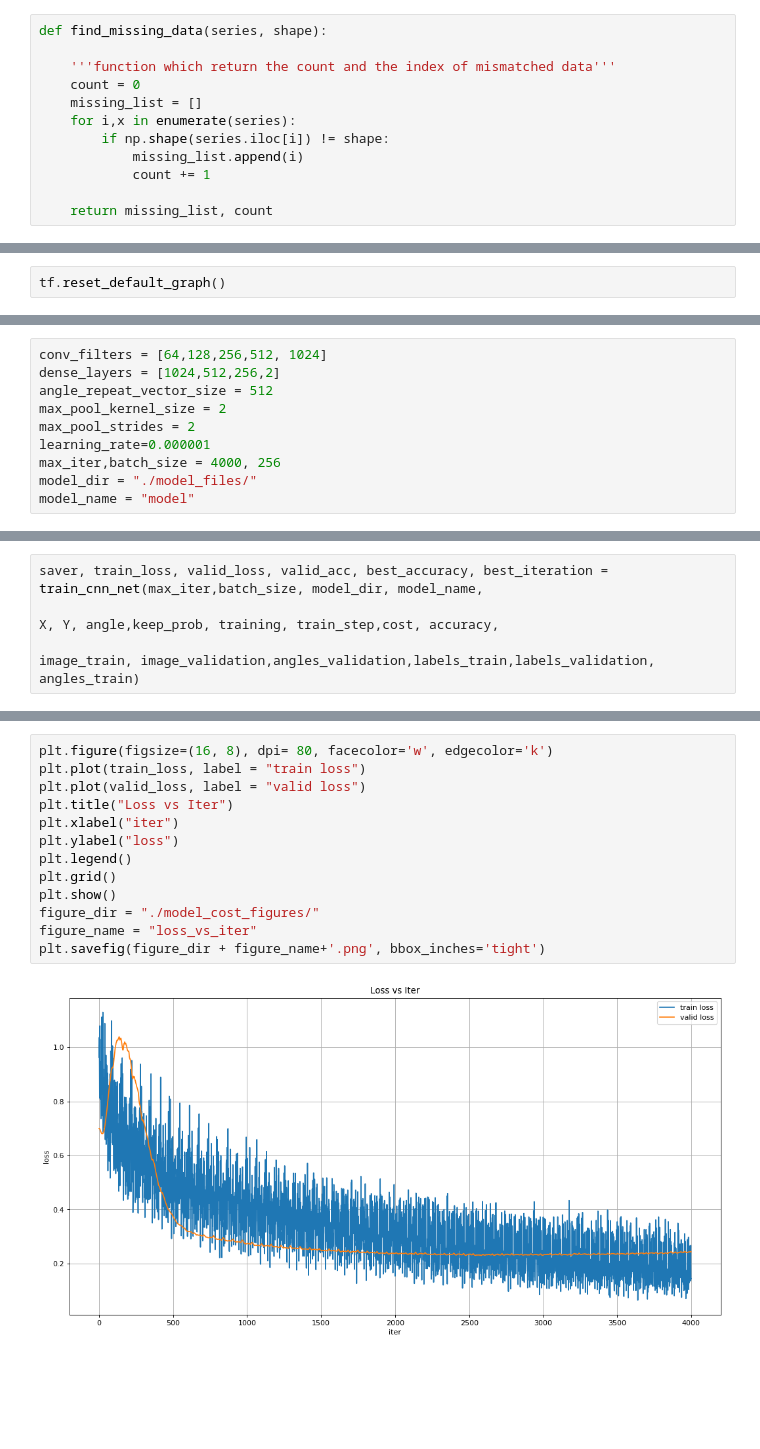
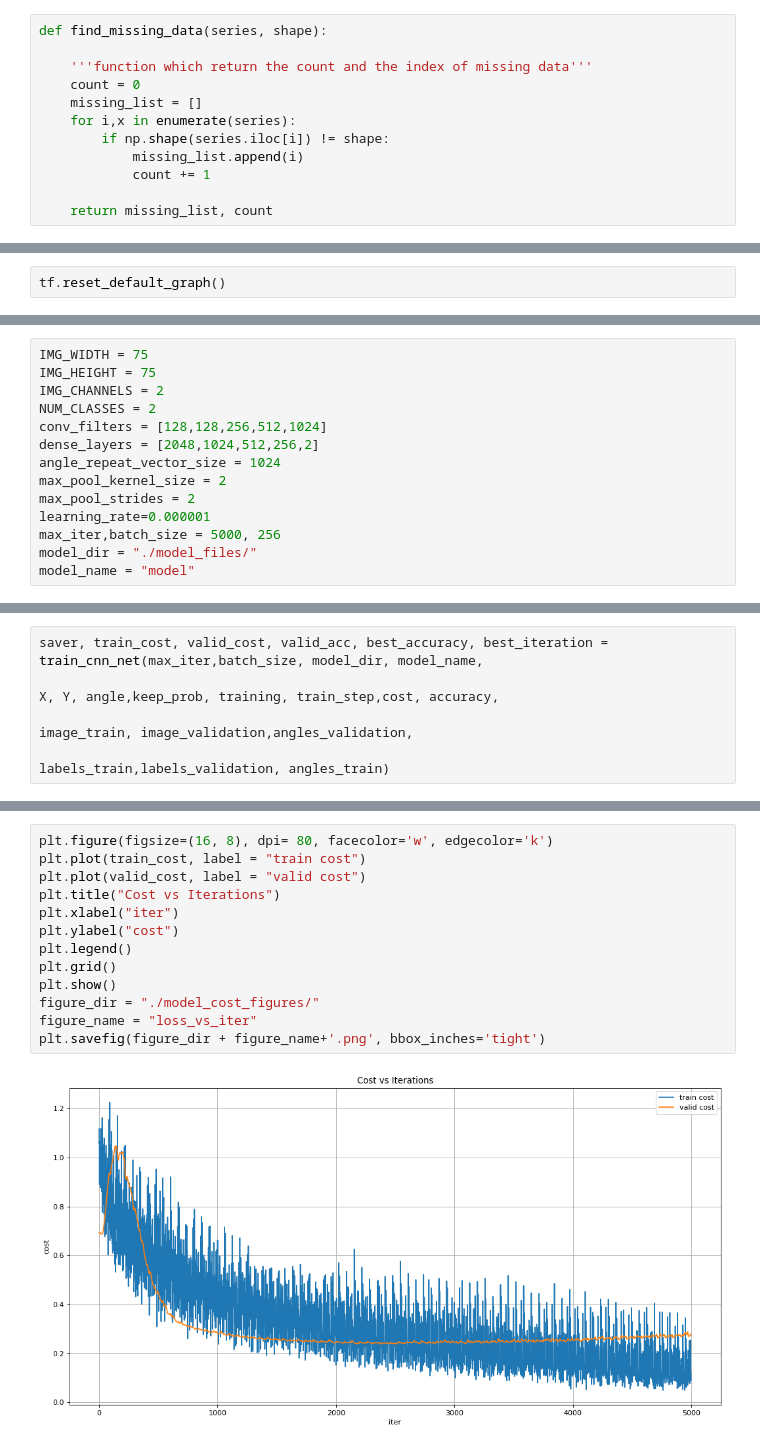
Before and after one commit to itratrahman/machine_learning_projects, a Jupyter notebook: icebergclassifierchallenge/models/inception_with_batch_normalization.ipynb, the cells around one changed output, grey strips where cells are left out. Drawn from its saved outputs; the diff is of its cells as text; blank space fills up the shorter version.

```diff
--- a/icebergclassifierchallenge/models/inception_with_batch_normalization.ipynb
+++ b/icebergclassifierchallenge/models/inception_with_batch_normalization.ipynb
@@ -92,7 +104,7 @@ Name: inc_angle, dtype: float64
 # %%
 def find_missing_data(series, shape):
 
-    '''function which return the count and the index of mismatched data'''
+    '''function which return the count and the index of missing data'''
     count = 0
     missing_list = []
     for i,x in enumerate(series):
@@ -1090,10 +1135,14 @@ tf.reset_default_graph()
 # %%
-conv_filters = [64,128,256,512, 1024]
-dense_layers = [1024,512,256,2]
-angle_repeat_vector_size = 512
+IMG_WIDTH = 75
+IMG_HEIGHT = 75
+IMG_CHANNELS = 2
+NUM_CLASSES = 2
+conv_filters = [128,128,256,512,1024]
+dense_layers = [2048,1024,512,256,2]
+angle_repeat_vector_size = 1024
 max_pool_kernel_size = 2
 max_pool_strides = 2
 learning_rate=0.000001
-max_iter,batch_size = 4000, 256
+max_iter,batch_size = 5000, 256
 model_dir = "./model_files/"
 model_name = "model"
@@ -1122,5 +1175,6 @@ Tensor("dense_3/BiasAdd:0", shape=(?, 2), dtype=float32, device=/device:GPU:0)
 # %%
-saver, train_loss, valid_loss, valid_acc, best_accuracy, best_iteration = train_cnn_net(max_iter,batch_size, model_dir, model_name,
+saver, train_cost, valid_cost, valid_acc, best_accuracy, best_iteration = train_cnn_net(max_iter,batch_size, model_dir, model_name,
                                                                                         X, Y, angle,keep_prob, training, train_step,cost, accuracy,
-                                                                                        image_train, image_validation,angles_validation,labels_train,labels_validation, angles_train)
+                                                                                        image_train, image_validation,angles_validation,
+                                                                                        labels_train,labels_validation, angles_train)
 # %% [output]
@@ -1128,16 +1184,16 @@ saver, train_loss, valid_loss, valid_acc, best_accuracy, best_iteration = train_
 # %%
 plt.figure(figsize=(16, 8), dpi= 80, facecolor='w', edgecolor='k')
-plt.plot(train_loss, label = "train loss")
-plt.plot(valid_loss, label = "valid loss")
-plt.title("Loss vs Iter")
+plt.plot(train_cost, label = "train cost")
+plt.plot(valid_cost, label = "valid cost")
+plt.title("Cost vs Iterations")
 plt.xlabel("iter")
-plt.ylabel("loss")
+plt.ylabel("cost")
 plt.legend()
 plt.grid()
 plt.show()
 figure_dir = "./model_cost_figures/"
 figure_name = "loss_vs_iter"
 plt.savefig(figure_dir + figure_name+'.png', bbox_inches='tight')
 # %% [output]
-[figure, old version]
+[figure, new version]
 <Figure size 1440x1008 with 0 Axes>
```
Also changed, not shown: parts of 55 cells of this notebook.
